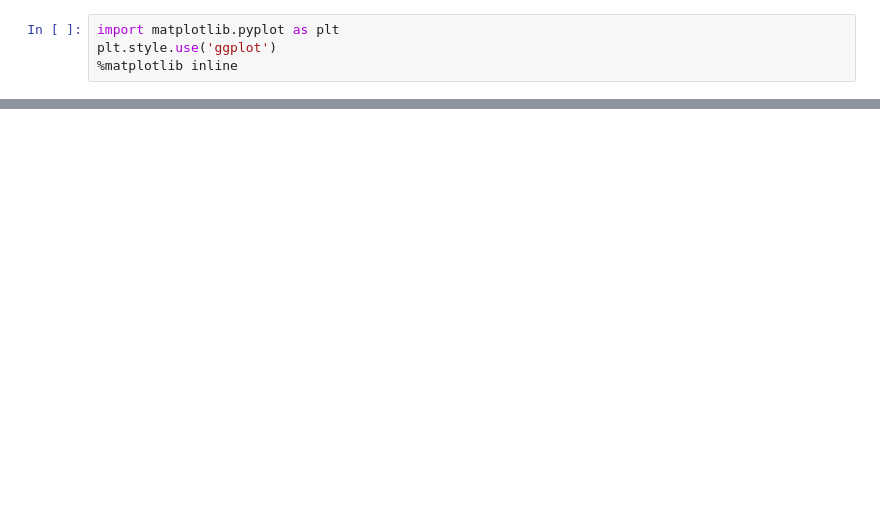
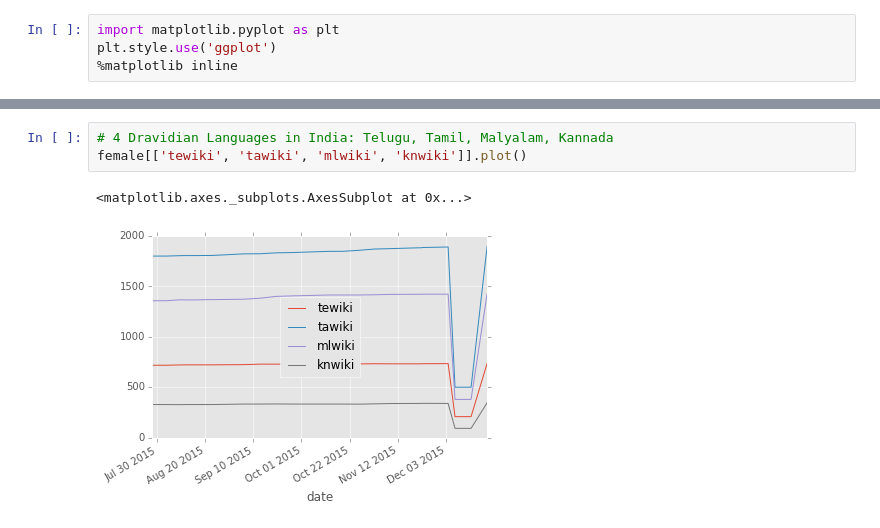
Before and after one commit to notconfusing/WIGI, a Jupyter notebook: Longitudnal Analysis.ipynb, the cells around one changed output, grey strips where cells are left out. Cells and saved outputs as stored; diff of their text form; blank space fills up the shorter version.

```diff
--- a/Longitudnal Analysis.ipynb
+++ b/Longitudnal Analysis.ipynb
@@ -58,0 +75,6 @@ female[['hiwiki', 'urwiki']].plot()
+# %%
+# 4 Dravidian Languages in India: Telugu, Tamil, Malyalam, Kannada
+female[['tewiki', 'tawiki', 'mlwiki', 'knwiki']].plot()
+# %% [output]
+<matplotlib.axes._subplots.AxesSubplot at 0x...>
+[figure, added]
```
Also changed, not shown: parts of 11 cells of this notebook, 1 other file.
